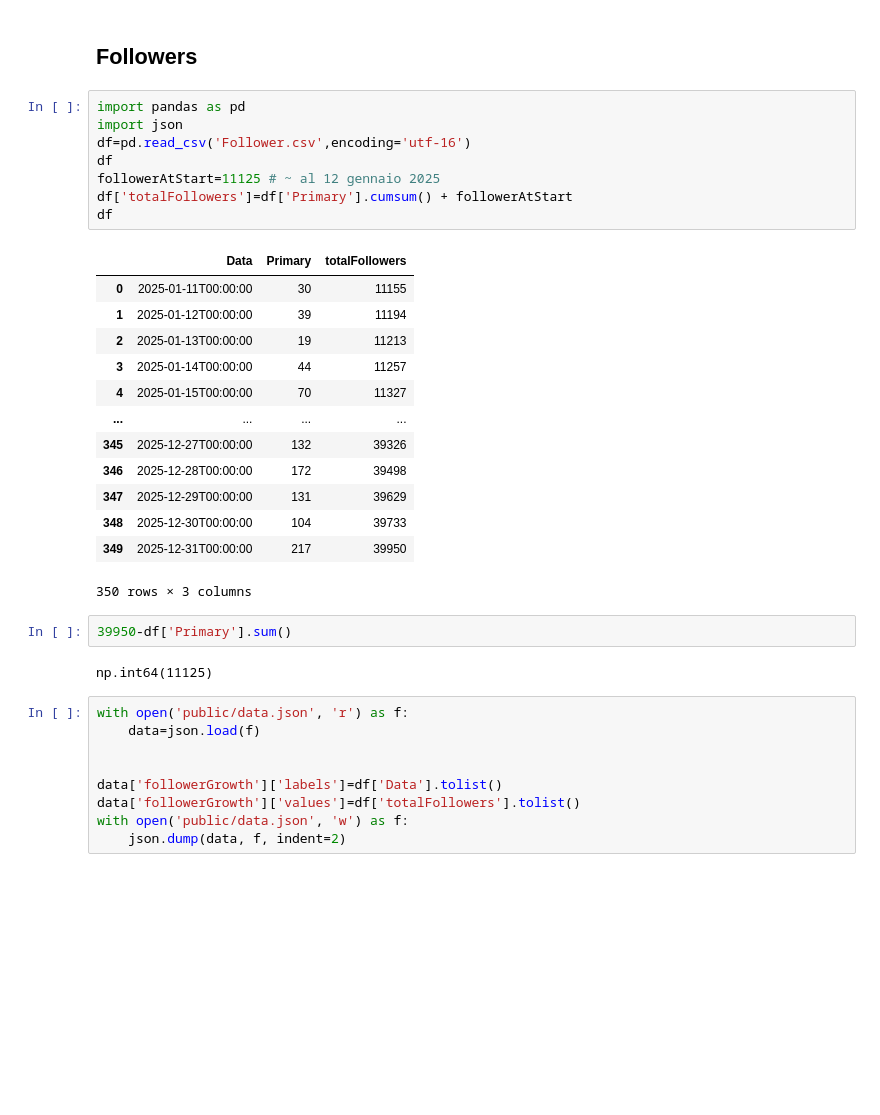
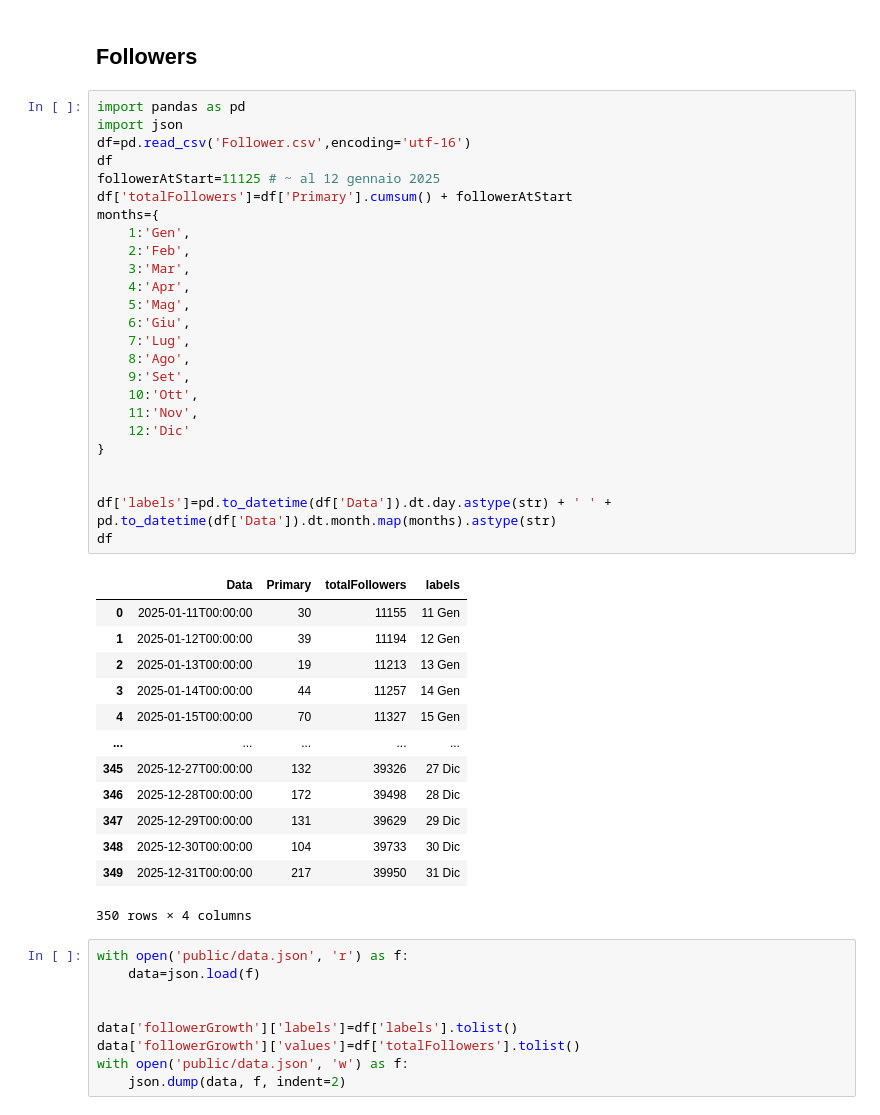
Before and after one commit to agoraio1979/mediakit, a Jupyter notebook: metrics.ipynb, the cells around one changed output. Drawn from its saved outputs; the diff is of its cells as text; blank space fills up the shorter version.

Commit message:
Update follower growth labels to use abbreviated Italian month names

```diff
--- a/metrics.ipynb
+++ b/metrics.ipynb
@@ -134,35 +134,48 @@ with open('public/data.json', 'w') as f:
 # %%
 import pandas as pd
 import json
 df=pd.read_csv('Follower.csv',encoding='utf-16')
 df
 followerAtStart=11125 # ~ al 12 gennaio 2025
 df['totalFollowers']=df['Primary'].cumsum() + followerAtStart
+months={
+    1:'Gen',
+    2:'Feb',
+    3:'Mar',
+    4:'Apr',
+    5:'Mag',
+    6:'Giu',
+    7:'Lug',
+    8:'Ago',
+    9:'Set',
+    10:'Ott',
+    11:'Nov',
+    12:'Dic'
+}
+
+
+df['labels']=pd.to_datetime(df['Data']).dt.day.astype(str) + ' ' + pd.to_datetime(df['Data']).dt.month.map(months).astype(str)
 df
 # %% [output]
-|  | Data | Primary | totalFollowers |
-| 0 | 2025-01-11T00:00:00 | 30 | 11155 |
-| 1 | 2025-01-12T00:00:00 | 39 | 11194 |
-| 2 | 2025-01-13T00:00:00 | 19 | 11213 |
-| 3 | 2025-01-14T00:00:00 | 44 | 11257 |
-| 4 | 2025-01-15T00:00:00 | 70 | 11327 |
-| ... | ... | ... | ... |
-| 345 | 2025-12-27T00:00:00 | 132 | 39326 |
-| 346 | 2025-12-28T00:00:00 | 172 | 39498 |
-| 347 | 2025-12-29T00:00:00 | 131 | 39629 |
-| 348 | 2025-12-30T00:00:00 | 104 | 39733 |
-| 349 | 2025-12-31T00:00:00 | 217 | 39950 |
+|  | Data | Primary | totalFollowers | labels |
+| 0 | 2025-01-11T00:00:00 | 30 | 11155 | 11 Gen |
+| 1 | 2025-01-12T00:00:00 | 39 | 11194 | 12 Gen |
+| 2 | 2025-01-13T00:00:00 | 19 | 11213 | 13 Gen |
+| 3 | 2025-01-14T00:00:00 | 44 | 11257 | 14 Gen |
+| 4 | 2025-01-15T00:00:00 | 70 | 11327 | 15 Gen |
+| ... | ... | ... | ... | ... |
+| 345 | 2025-12-27T00:00:00 | 132 | 39326 | 27 Dic |
+| 346 | 2025-12-28T00:00:00 | 172 | 39498 | 28 Dic |
+| 347 | 2025-12-29T00:00:00 | 131 | 39629 | 29 Dic |
+| 348 | 2025-12-30T00:00:00 | 104 | 39733 | 30 Dic |
+| 349 | 2025-12-31T00:00:00 | 217 | 39950 | 31 Dic |
-350 rows × 3 columns
+350 rows × 4 columns
-# %%
-39950-df['Primary'].sum()
-# %% [output]
-np.int64(11125)
 # %%
 with open('public/data.json', 'r') as f:
     data=json.load(f)
 
 
-data['followerGrowth']['labels']=df['Data'].tolist()
+data['followerGrowth']['labels']=df['labels'].tolist()
 data['followerGrowth']['values']=df['totalFollowers'].tolist()
 with open('public/data.json', 'w') as f:
     json.dump(data, f, indent=2)
```
Also changed, not shown: 2 other files.
